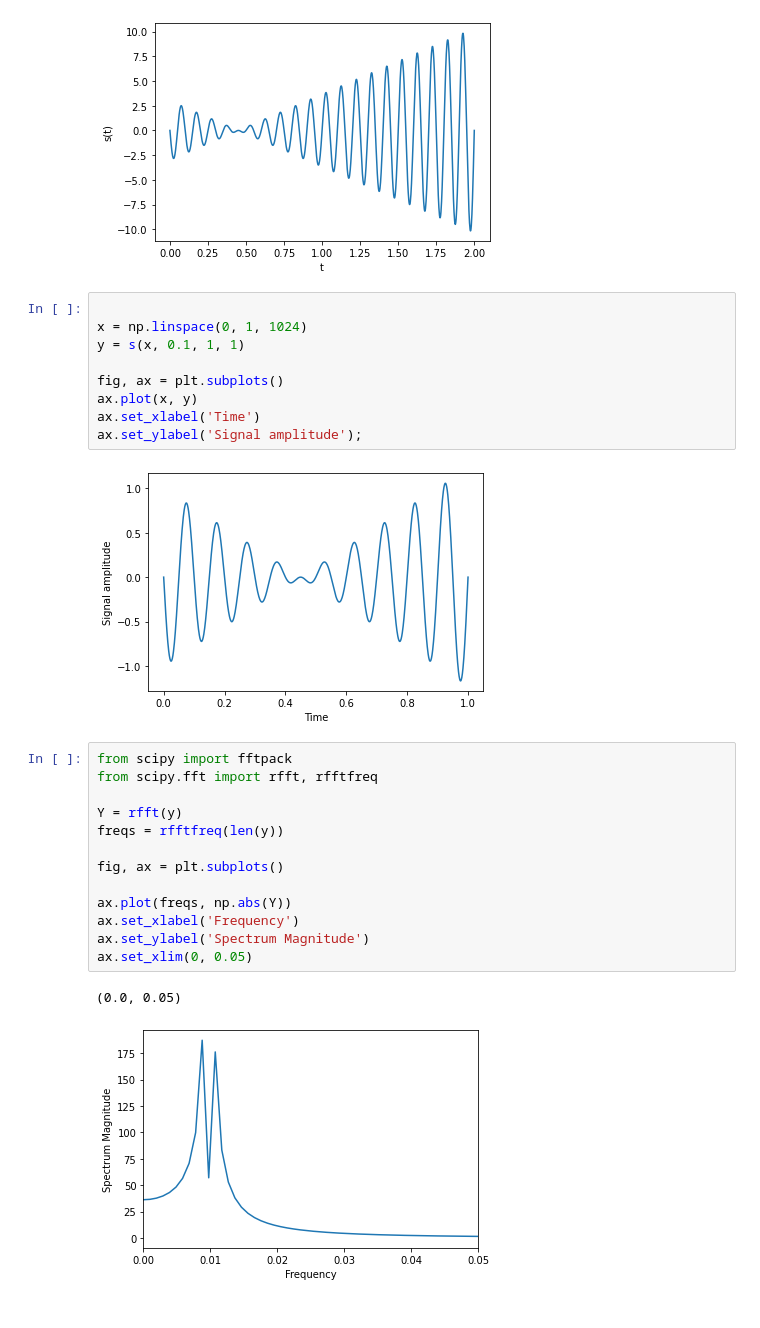
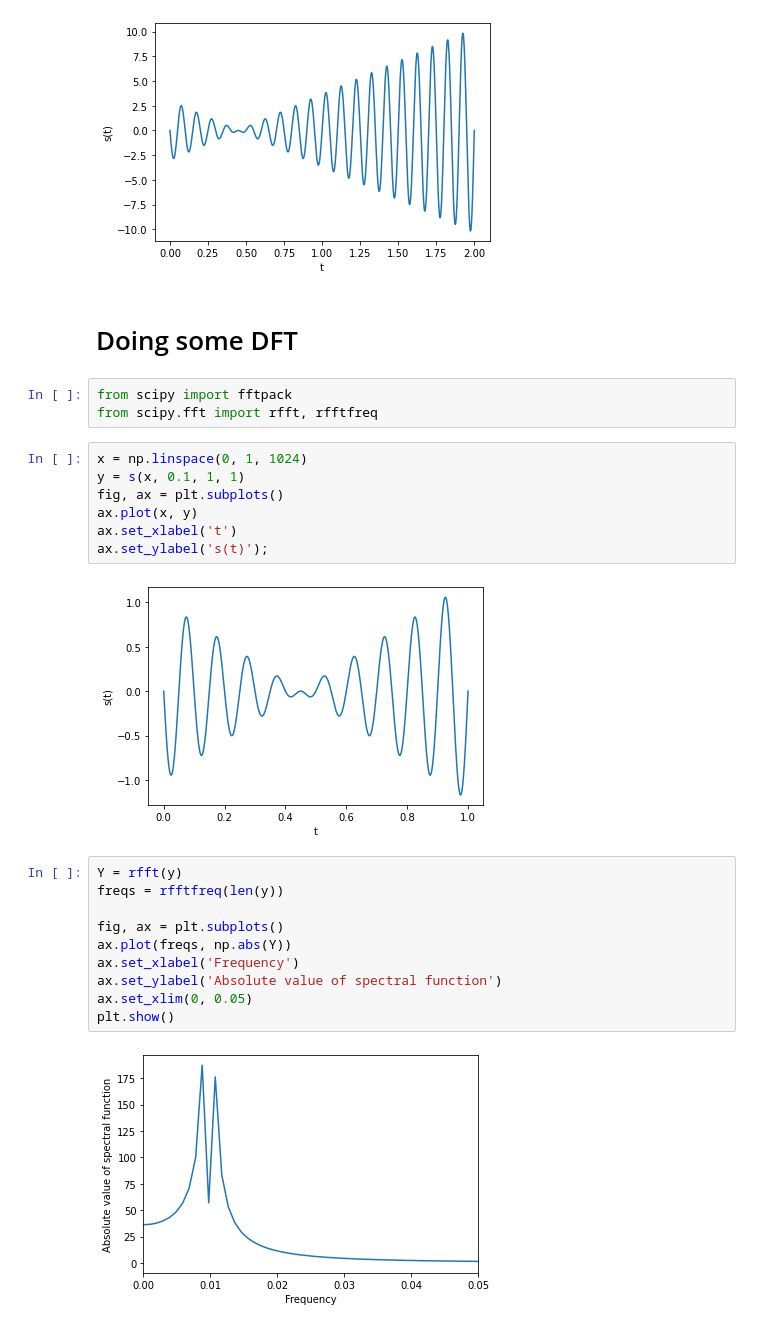
Before and after one commit to 8const/signal_processing, a Jupyter notebook: signal_processing.ipynb, the cells around one changed output. Saved outputs shown, nothing was run; the diff lists cells and outputs as text.

```diff
--- a/signal_processing.ipynb
+++ b/signal_processing.ipynb
@@ -71,30 +68,29 @@ for a in range(1, 4):
 [figure]
 [figure]
 [figure]
+# %% [markdown]
+#  Doing some DFT
+# %%
+from scipy import fftpack
+from scipy.fft import rfft, rfftfreq
 # %%
-
 x = np.linspace(0, 1, 1024)
 y = s(x, 0.1, 1, 1)
-
 fig, ax = plt.subplots()
 ax.plot(x, y)
-ax.set_xlabel('Time')
-ax.set_ylabel('Signal amplitude');
+ax.set_xlabel('t')
+ax.set_ylabel('s(t)');
 # %% [output]
-[figure, old version]
+[figure, new version]
 # %%
-from scipy import fftpack
-from scipy.fft import rfft, rfftfreq
-
 Y = rfft(y)
 freqs = rfftfreq(len(y))
 
 fig, ax = plt.subplots()
-
 ax.plot(freqs, np.abs(Y))
 ax.set_xlabel('Frequency')
-ax.set_ylabel('Spectrum Magnitude')
+ax.set_ylabel('Absolute value of spectral function')
 ax.set_xlim(0, 0.05)
+plt.show()
 # %% [output]
-(0.0, 0.05)
-[figure, old version]
+[figure, new version]
```
Also changed, not shown: parts of 13 cells of this notebook.
